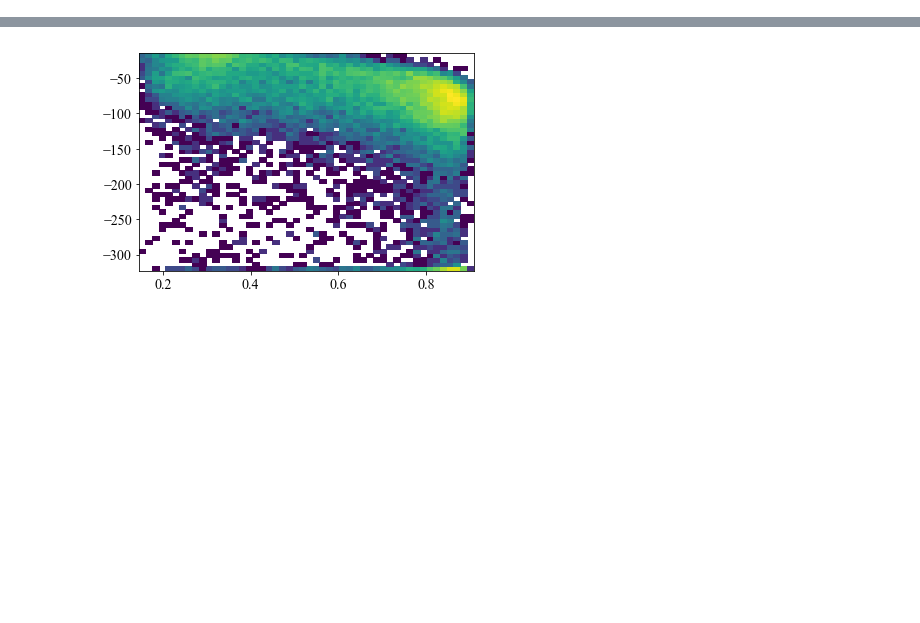
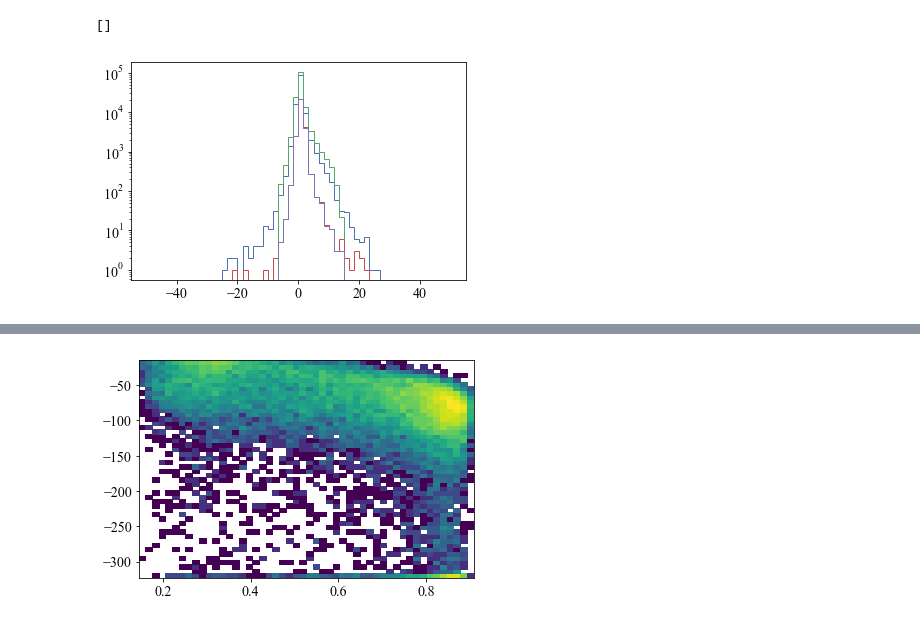
Before and after one commit to thomasmolnar/virac_classifier, a Jupyter notebook: test_notebooks/var_out.ipynb, the cells around one changed output, grey strips where cells are left out. Drawn from its saved outputs; the diff is of its cells as text; code cells hidden in the pictures; blank space fills up the shorter version.

```diff
--- a/test_notebooks/var_out.ipynb
+++ b/test_notebooks/var_out.ipynb
@@ -47,0 +67,12 @@ plt.colorbar()
+# %%
+plt.hist(var_dataset_full['ks_skew'][fltr],bins=60,range=[-50,50],histtype='step');
+plt.hist(var_dataset['ks_skew'],bins=60,range=[-50,50],histtype='step');
+
+plt.hist(var_dataset_full['ks_skew'][fltr&(var_dataset_full['var_class']=='EA/EB')],bins=60,range=[-50,50],histtype='step');
+plt.hist(var_dataset['ks_skew'][(var_dataset['var_class']=='EA/EB')],bins=60,range=[-50,50],histtype='step');
+
+# plt.hist(var_dataset['HK_col'],bins=160,range=[-5,5],histtype='step');
+plt.semilogy()
+# %% [output]
+[]
+[figure, added]
```
Also changed, not shown: parts of 20 cells of this notebook, 12 other files.
